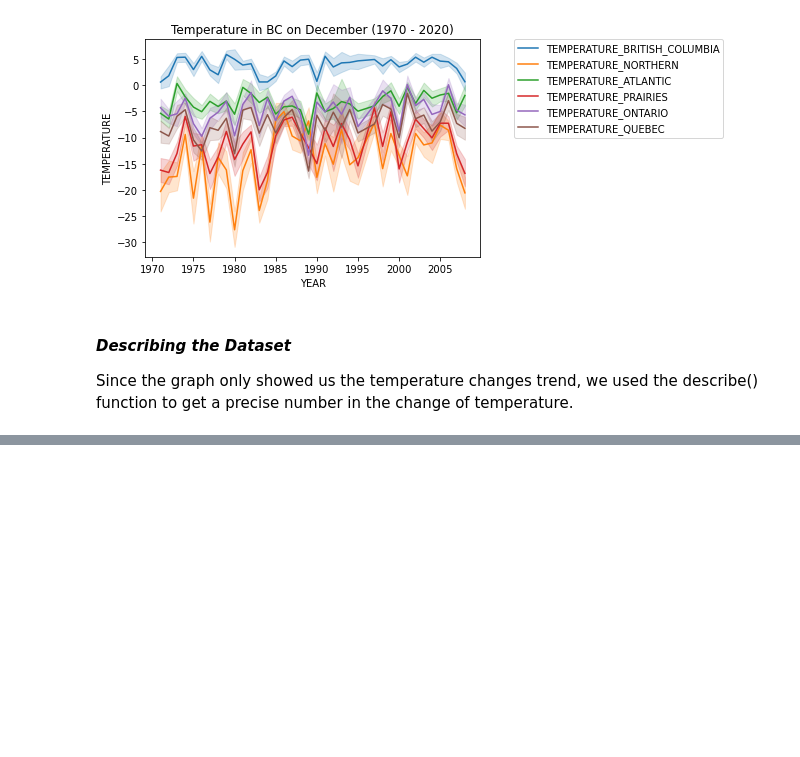
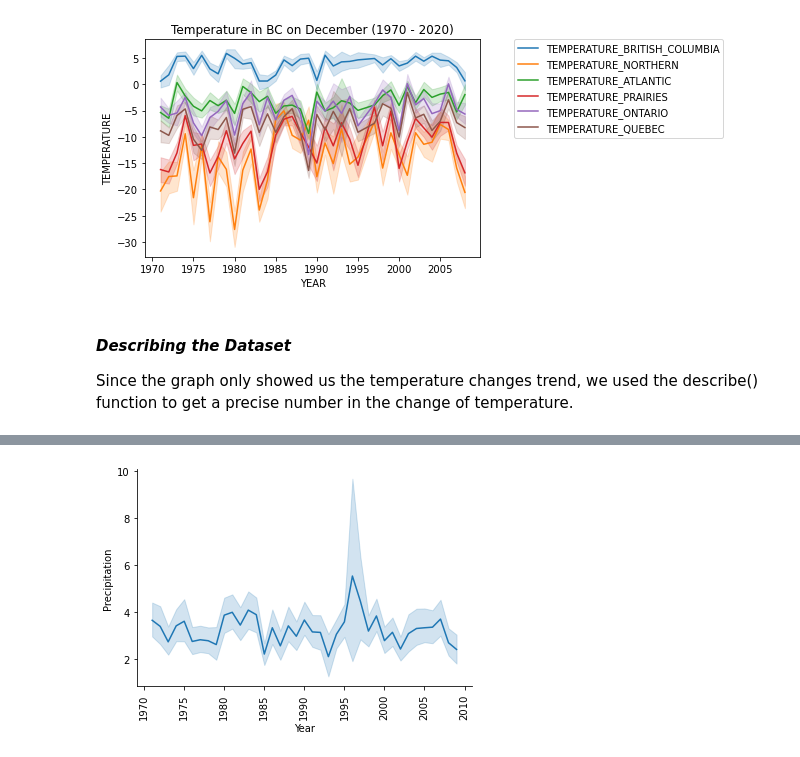
Before and after one commit to data301-2020-winter2/course-project-group_1012, a Jupyter notebook: Analysis/Milestone 2 Analysis.ipynb, the cells around one changed output, grey strips where cells are left out. Drawn from its saved outputs; the diff is of its cells as text; code cells hidden in the pictures; blank space fills up the shorter version.

```diff
--- a/Analysis/Milestone 2 Analysis.ipynb
+++ b/Analysis/Milestone 2 Analysis.ipynb
@@ -275,0 +328,8 @@ df.describe()
+# %%
+sns.lineplot(data = britishcolumbia_p, x="YEAR", y="value")
+plt.xticks(rotation='vertical')
+plt.ylabel('Precipitation')
+plt.xlabel('Year')
+sns.despine()
+# %% [output]
+[figure, added]
```
Also changed, not shown: parts of 47 cells of this notebook, 1 other file.
